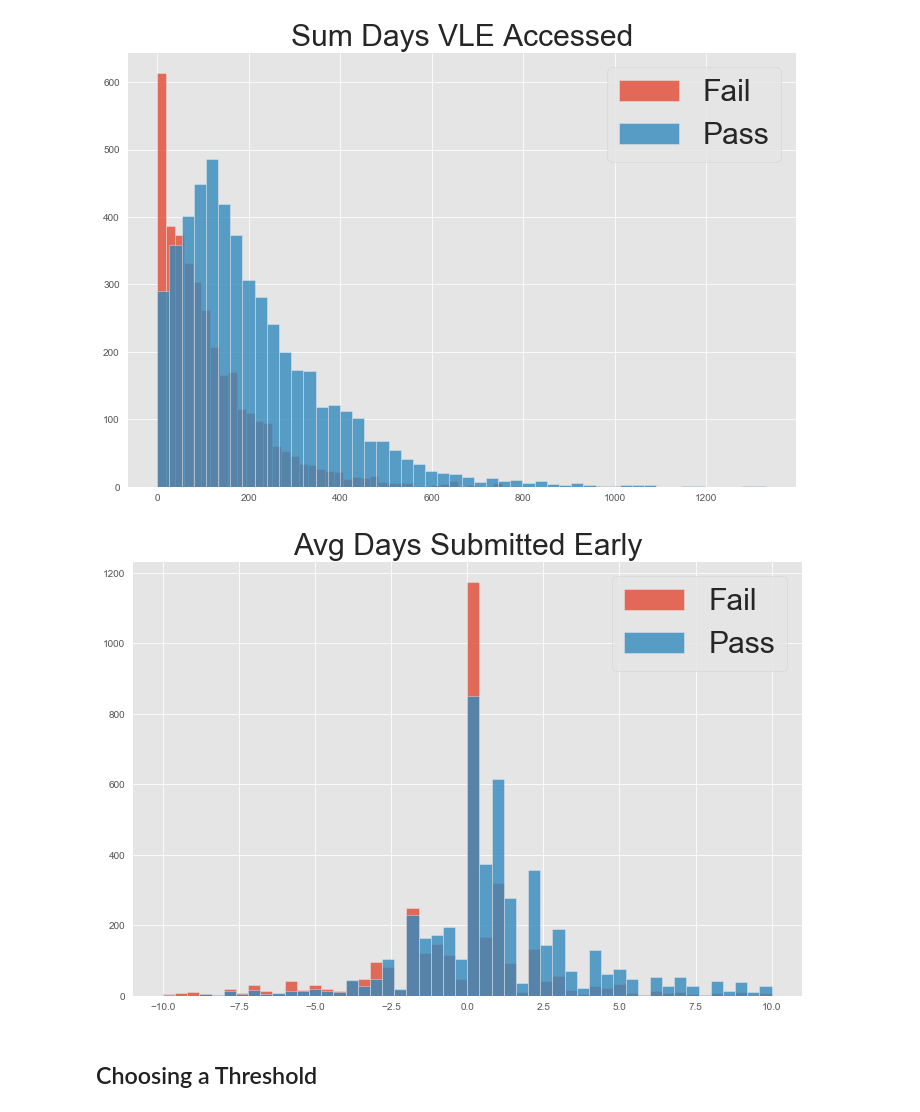
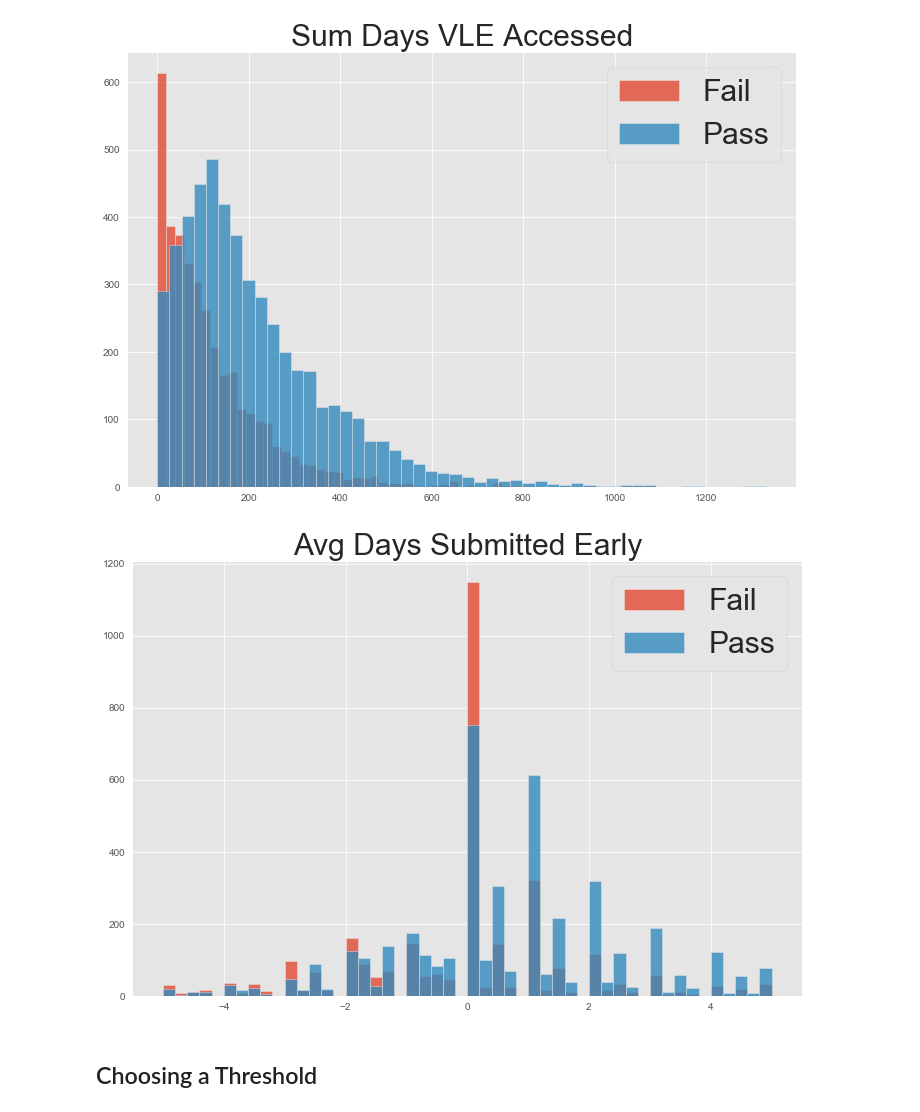
Before and after one commit to jeremymiller00/Predicting-Success-in-Online-Education, a Jupyter notebook: models/random_forest_completion_first_quarter.ipynb, the cells around one changed output. Cells and saved outputs as stored; diff of their text form; code cells hidden in the pictures.

```diff
--- a/models/random_forest_completion_first_quarter.ipynb
+++ b/models/random_forest_completion_first_quarter.ipynb
@@ -234,14 +234,14 @@ neg = np.where(y_test == False)
 [figure]
 # %%
     plt.figure(figsize=(12,8))
-    plt.hist(X_test.loc[pos]['avg_days_sub_early'], bins=50, range =(-10,10), alpha=0.8, label='Fail')
-    plt.hist(X_test.loc[neg]['avg_days_sub_early'], bins=50, range =(-10,10), alpha=0.8, label='Pass')
+    plt.hist(X_test.loc[pos]['avg_days_sub_early'], bins=50, range =(-5,5), alpha=0.8, label='Fail')
+    plt.hist(X_test.loc[neg]['avg_days_sub_early'], bins=50, range =(-5,5), alpha=0.8, label='Pass')
     plt.legend(prop={'size': 30})
     plt.title('Avg Days Submitted Early', fontsize=30)
     plt.savefig('../reports/figures/sub_early_hist.png')
     plt.show()
 # %% [output]
-[figure, old version]
+[figure, new version]
 # %% [markdown]
 ## Choosing a Threshold
 # %%
```
Also changed, not shown: 1 other file.
